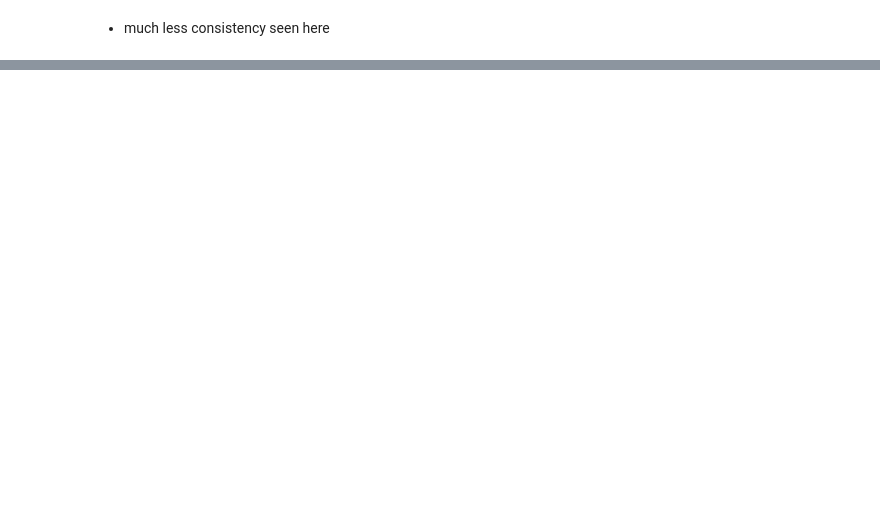
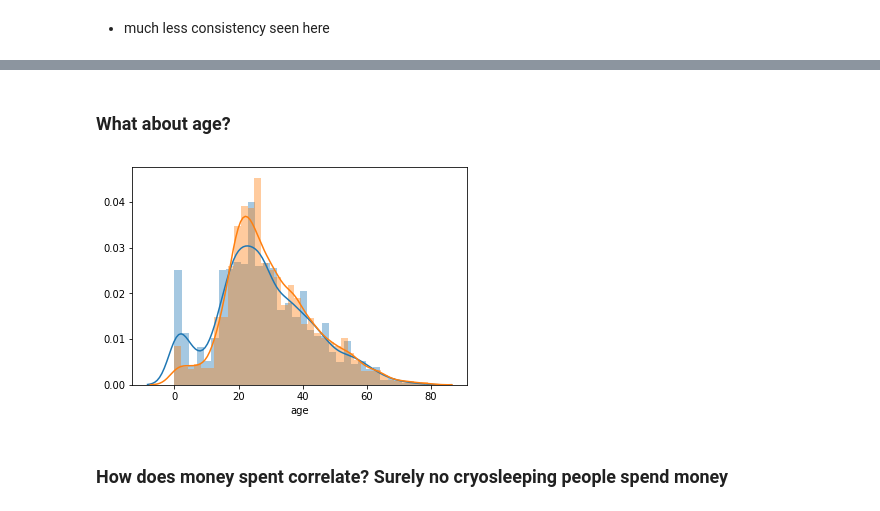
Before and after one commit to misty-garcia/kaggle_space_titanic, a Jupyter notebook: space_titanic.ipynb, the cells around one changed output, grey strips where cells are left out. Saved outputs shown, nothing was run; the diff lists cells and outputs as text; code cells hidden in the pictures; blank space fills up the shorter version.

```diff
--- a/space_titanic.ipynb
+++ b/space_titanic.ipynb
@@ -450,0 +857,10 @@ pd.crosstab(df.cabin_deck, df.transported, normalize='index')*100
+# %% [markdown]
+### What about age?
+# %%
+sns.distplot(df[(df.age.notna()) & (df.transported==True)].age)
+sns.distplot(df[(df.age.notna()) & (df.transported==False)].age)
+plt.show()
+# %% [output]
+[figure, added]
+# %% [markdown]
+### How does money spent correlate? Surely no cryosleeping people spend money
```
Also changed, not shown: parts of 110 cells of this notebook.
